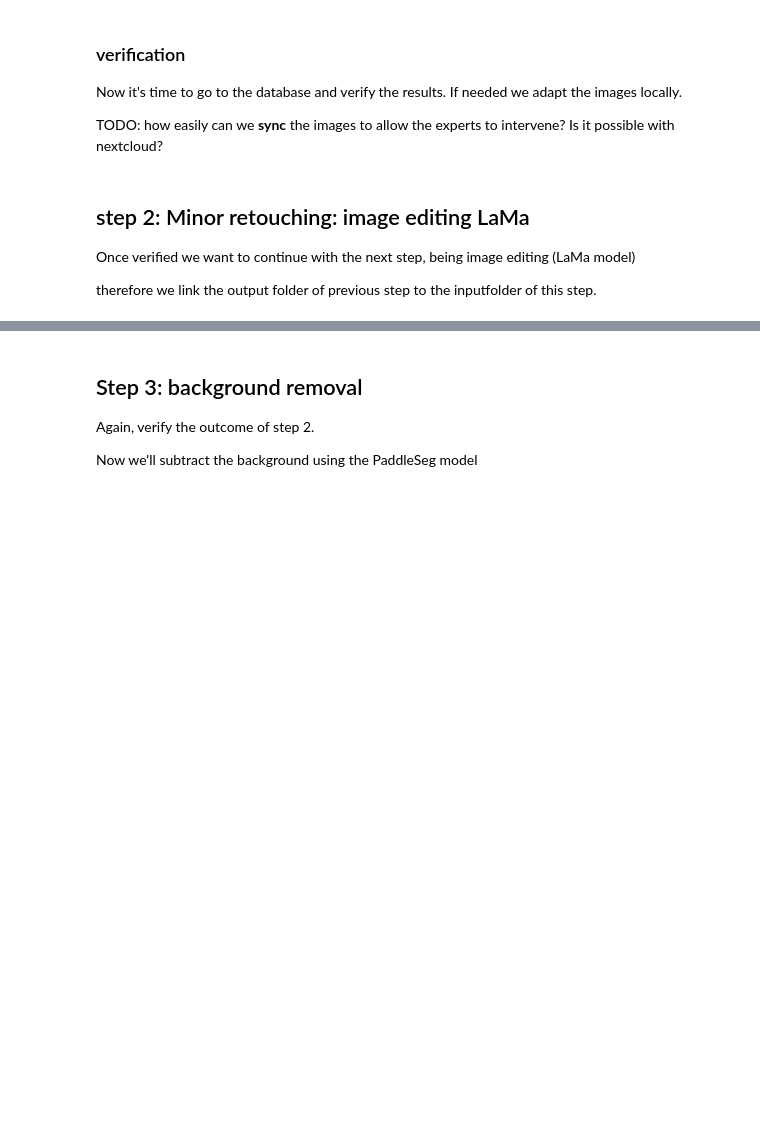
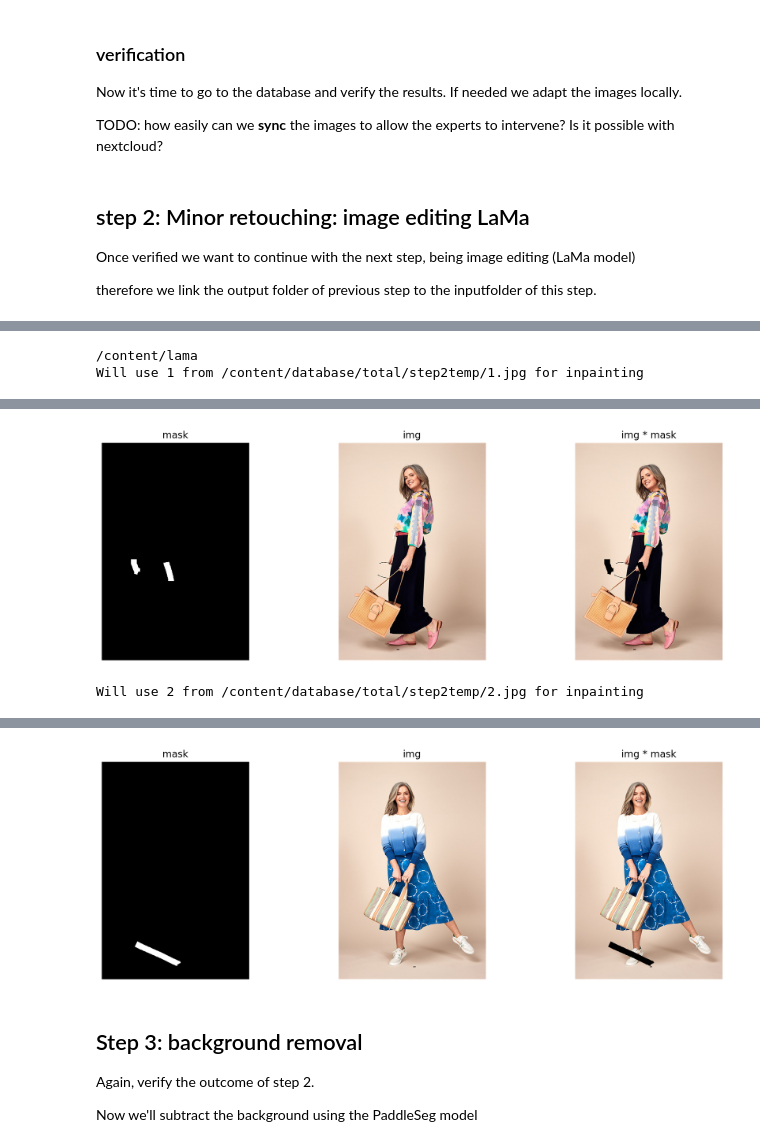
Before and after one commit to luca-arts/seeingtheimperceptible, a Jupyter notebook: notebooks/total_flow.ipynb, the cells around one changed output, grey strips where cells are left out. Drawn from its saved outputs; the diff is of its cells as text; code cells hidden in the pictures; blank space fills up the shorter version.

Commit message:
fixed a lama bug

```diff
--- a/notebooks/total_flow.ipynb
+++ b/notebooks/total_flow.ipynb
@@ -308,37 +308,71 @@ def draw(imgm, filename='drawing.png', w=400, h=200, line_width=1):
   binary = b64decode(data.split(',')[1])
   with open(filename, 'wb') as f:
     f.write(binary)
+# %%
+step2_temp = '/content/database/total/step2temp'
+os.makedirs(step2_temp,exist_ok=True)
+for i in os.listdir(input_step2):
+  shutil.copy2(os.path.join(input_step2,i),step2_temp)
 # %%
-#@title some error happens in LaMa, so we're skipping this step for now
+%cd {root_path2}
 
-for i in os.listdir(input_step2):
-  fname = os.path.join(input_step2,i)
+# @ title Minor Retouching via LaMa
+for i in os.listdir(step2_temp):
+  if('mask' in i):
+    continue
+  fpath = os.path.join(step2_temp,i)
 
-  image64 = base64.b64encode(open(fname, 'rb').read())
+  image64 = base64.b64encode(open(fpath, 'rb').read())
   image64 = image64.decode('utf-8')
+  fname = fpath.split('/')[-1].split('.')[0]
+  print(f'Will use {fname} from {fpath} for inpainting')
+  img = np.array(plt.imread(f'{fpath}')[:,:,:3])
 
-  print(f'Will use {fname} for inpainting')
-  img = np.array(plt.imread(f'{fname}')[:,:,:3])
+  draw(image64, filename=f"./{fname}_mask.png", w=img.shape[1], h=img.shape[0], line_width=0.04*img.shape[1])
 
-  draw(image64, filename=f"./{fname.split('.')[1]}_mask.png", w=img.shape[1], h=img.shape[0], line_width=0.04*img.shape[1])
-  with_mask = np.array(plt.imread(f"./{fname.split('.')[1]}_mask.png")[:,:,:3])
+  import matplotlib.pyplot as plt
+  plt.rcParams["figure.figsize"] = (15,5)
+  plt.rcParams['figure.dpi'] = 200
+  plt.subplot(131)
+  with_mask = np.array(plt.imread(f"./{fname}_mask.png")[:,:,:3])
   mask = (with_mask[:,:,0]==1)*(with_mask[:,:,1]==0)*(with_mask[:,:,2]==0)
+  plt.imshow(mask, cmap='gray')
   plt.axis('off')
   plt.title('mask')
-  plt.imsave(f"./{fname.split('.')[1]}_mask.png",mask, cmap='gray')
+  plt.imsave(f"{step2_temp}/{fname}_mask.png",mask, cmap='gray')
 
+  plt.subplot(132)
+  img = np.array(plt.imread(f'{fpath}')[:,:,:3])
+  plt.imshow(img)
+  plt.axis('off')
+  plt.title('img')
 
-  print('Run inpainting')
-  !echo $(pwd)
-  if '.jpeg' in fname:
-    !PYTHONPATH={root_path2} TORCH_HOME={root_path2} python3 {root_path2}/bin/predict.py model.path={root_path2}/big-lama indir={input_step2} outdir={output_step2} dataset.img_suffix=.jpeg > /dev/null
-  elif '.jpg' in fname:
-    !PYTHONPATH={root_path2} TORCH_HOME=$(pwd) python3 {root_path2}/bin/predict.py model.path={root_path2}/big-lama indir={input_step2}  outdir={output_step2}  dataset.img_suffix=.jpg   > /dev/null
-  elif '.png' in fname:
-    !PYTHONPATH={root_path2} TORCH_HOME={root_path2} python3 {root_path2}/bin/predict.py model.path={root_path2}/big-lama indir={input_step2}  outdir={output_step2}  dataset.img_suffix=.png > /dev/null
-  else:
-    print(f'Error: unknown suffix .{fname.split(".")[-1]} use [.png, .jpeg, .jpg]')
+  plt.subplot(133)
+  img = np.array((1-mask.reshape(mask.shape[0], mask.shape[1], -1))*plt.imread(fpath)[:,:,:3])
+  _=plt.imshow(img)
+  _=plt.axis('off')
+  _=plt.title('img * mask')
+  plt.show()
 
-  plt.rcParams['figure.dpi'] = 200
+if '.jpeg' in fpath:
+  !PYTHONPATH=. TORCH_HOME=$(pwd) python3 bin/predict.py  model.path=$(pwd)/big-lama indir={step2_temp}  outdir={output_step2}  dataset.img_suffix=.jpeg   > /dev/null
+elif '.jpg' in fpath:
+  !PYTHONPATH=. TORCH_HOME=$(pwd) python3 bin/predict.py  model.path=$(pwd)/big-lama indir={step2_temp}  outdir={output_step2}  dataset.img_suffix=.jpg    > /dev/null
+elif '.png' in fpath:
+  !PYTHONPATH=. TORCH_HOME=$(pwd) python3 bin/predict.py  model.path=$(pwd)/big-lama indir={step2_temp}  outdir={output_step2}  dataset.img_suffix=.png    > /dev/null
+else:
+  print(f'Error: unknown suffix .{fname.split(".")[-1]} use [.png, .jpeg, .jpg]')
 
-  print(os.listdir(output_step2))
+plt.rcParams['figure.dpi'] = 200
+
+for i in (os.listdir(output_step2)):
+  i_name = i.replace('_mask','')
+  os.rename(os.path.join(output_step2,i),os.path.join(output_step2,i_name))
+
+# plt.imshow(plt.imread(f"{output_step2+fname.split('.')[1].split('/')[2]}_mask.png"))
+# _=plt.axis('off')
+# _=plt.title('inpainting result')
+# plt.show()
+# %% [output]
+/content/lama
+Will use 1 from /content/database/total/step2temp/1.jpg for inpainting
@@ -344,0 +380,2 @@ for i in os.listdir(input_step2):
+[figure, added]
+Will use 2 from /content/database/total/step2temp/2.jpg for inpainting
@@ -345,3 +383,4 @@ for i in os.listdir(input_step2):
+[figure, added]
 # %% [markdown]
 ## Step 3: background removal
 
```
Also changed, not shown: parts of 13 cells of this notebook.
